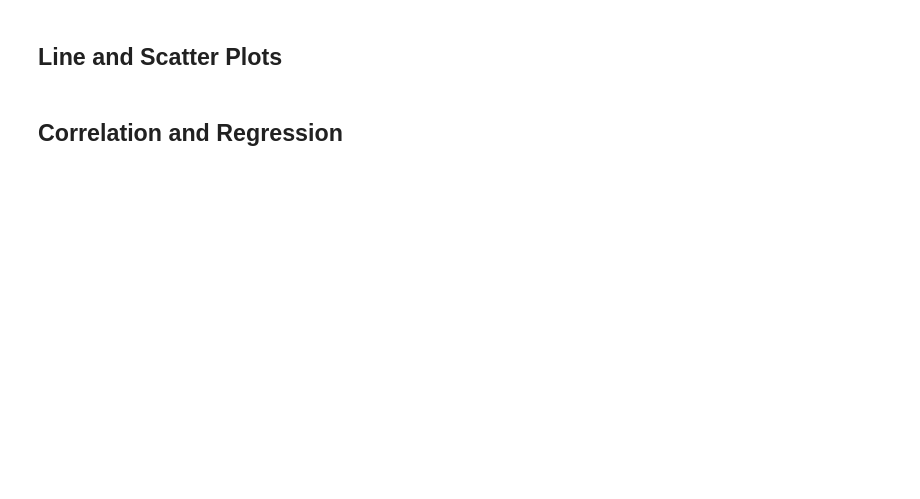
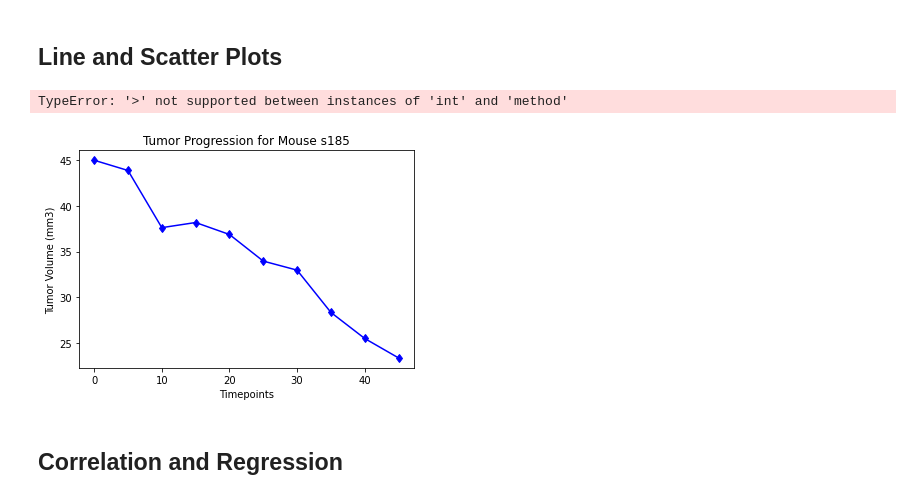
Before and after one commit to siararaeDA/matplotlib-challenge, a Jupyter notebook: Pymaceuticals/pymaceuticals.ipynb, the cells around one changed output. Saved outputs shown, nothing was run; the diff lists cells and outputs as text; code cells hidden in the pictures; blank space fills up the shorter version.

```diff
--- a/Pymaceuticals/pymaceuticals.ipynb
+++ b/Pymaceuticals/pymaceuticals.ipynb
@@ -272,3 +270,20 @@ plt.show()
+# %%
+# Generate a line plot of tumor volume vs. time point for a mouse treated with Capomulin
+
+# Pull all rows with Capomulin, then locate a mouse ID to use.
+capMouse = data_clean.loc[(data_clean['Drug Regimen'] == 'Capomulin'), :]
+capMouse = capMouse.loc[(capMouse['Mouse ID'] == 's185'), :]
+capMouse
+
+plt.title('Tumor Progression for Mouse s185')
+plt.plot(capMouse['Timepoint'], capMouse['Tumor Volume (mm3)'], marker='d', color='blue')
+plt.xlabel('Timepoints')
+plt.ylabel('Tumor Volume (mm3)')
+plt.ylim(0, capMouse['Tumor Volume (mm3)'].max)
+plt.show()
+# %% [output]
+TypeError: '>' not supported between instances of 'int' and 'method'
+[figure, added]
 # %%
 # Generate a scatter plot of average tumor volume vs. mouse weight for the Capomulin regimen
 # %% [markdown]
```
Also changed, not shown: parts of 2 cells of this notebook.
